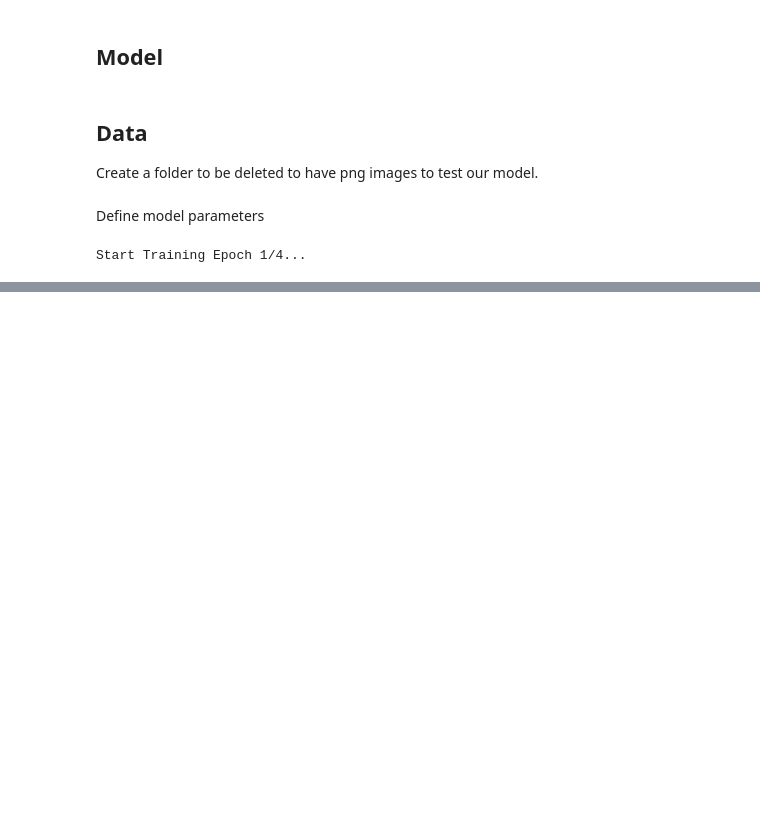
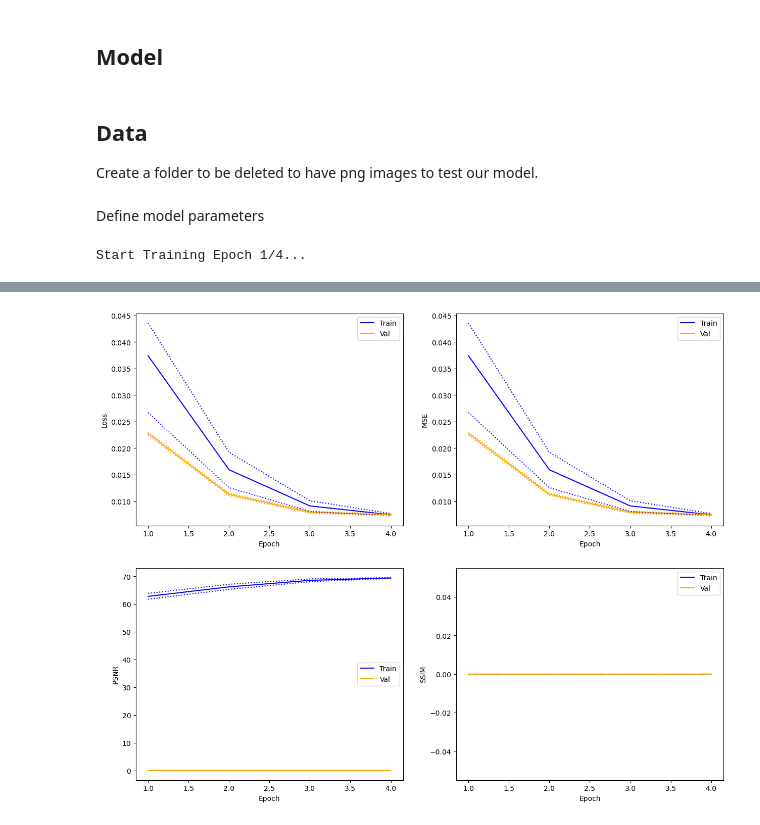
Before and after one commit to paulo-03/research_project_master, a Jupyter notebook: local_files/model_check.ipynb, the cells around one changed output, grey strips where cells are left out. Saved outputs shown, nothing was run; the diff lists cells and outputs as text; code cells hidden in the pictures; blank space fills up the shorter version.

Commit message:
implementation of plotting training statistic function

```diff
--- a/local_files/model_check.ipynb
+++ b/local_files/model_check.ipynb
@@ -73,7 +73,7 @@ cnn = CnnTrainer(
     val_size=0.2
 )
 
-cnn.fit()
+cnn.fit(plot=True)
 # %% [output]
 Start Training Epoch 1/4...
 - Average metrics:
@@ -100 +100,2 @@ Start Training Epoch 4/4...
 Finish Training Epoch 4 !
+[figure, added]
```
Also changed, not shown: parts of 1 cell of this notebook, 2 other files.
